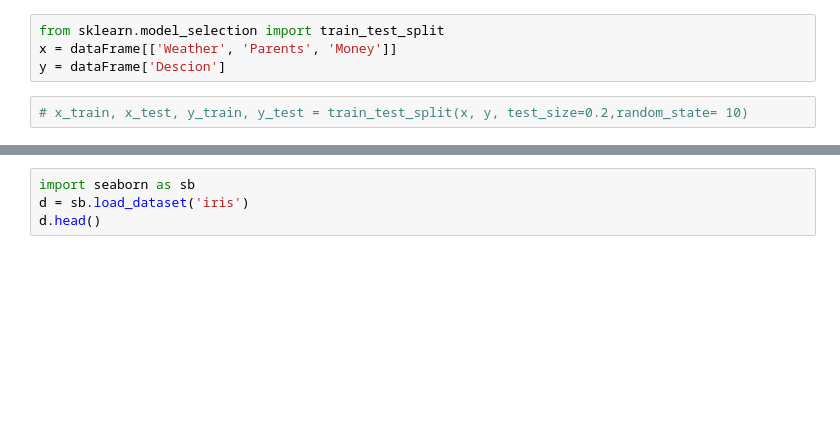
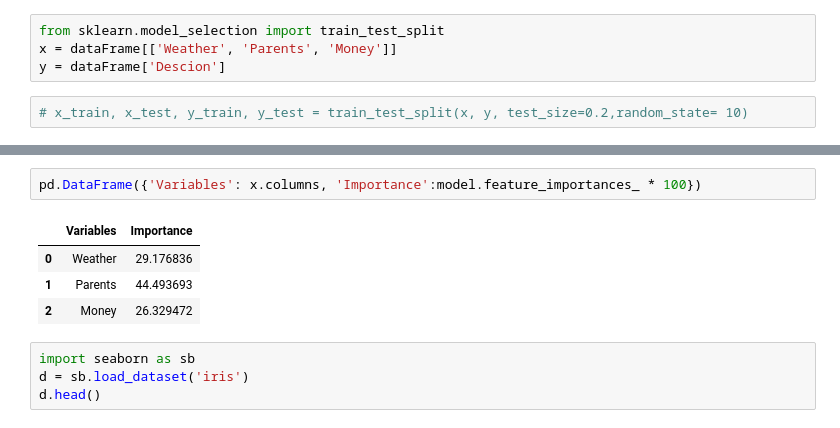
Before and after one commit to MussaddikKhan/Machine_Learning_Workshop, a Jupyter notebook: Day_03/DescionTreeUsingSklearnTree.ipynb, the cells around one changed output, grey strips where cells are left out. Saved outputs shown, nothing was run; the diff lists cells and outputs as text; blank space fills up the shorter version.

```diff
--- a/Day_03/DescionTreeUsingSklearnTree.ipynb
+++ b/Day_03/DescionTreeUsingSklearnTree.ipynb
@@ -56,3 +62,10 @@ tree.plot_tree(model)
+# %%
+pd.DataFrame({'Variables': x.columns, 'Importance':model.feature_importances_ * 100})
+# %% [output]
+|  | Variables | Importance |
+| 0 | Weather | 29.176836 |
+| 1 | Parents | 44.493693 |
+| 2 | Money | 26.329472 |
 # %%
 import seaborn as sb
 d = sb.load_dataset('iris')
```
Also changed, not shown: parts of 4 cells of this notebook.
